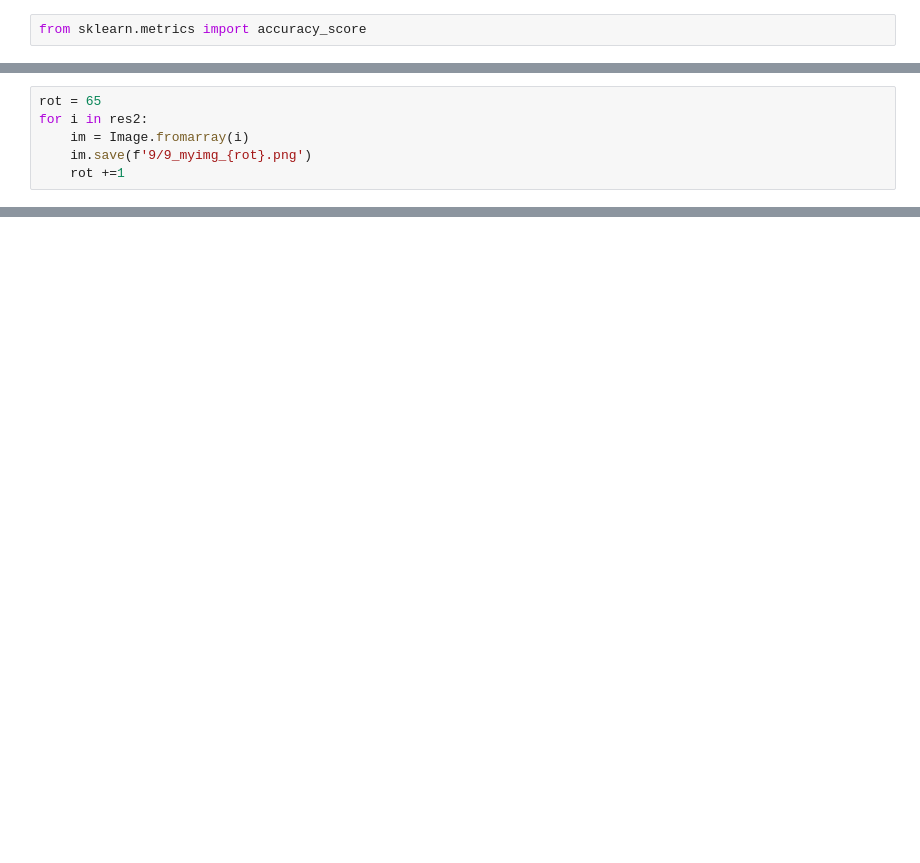
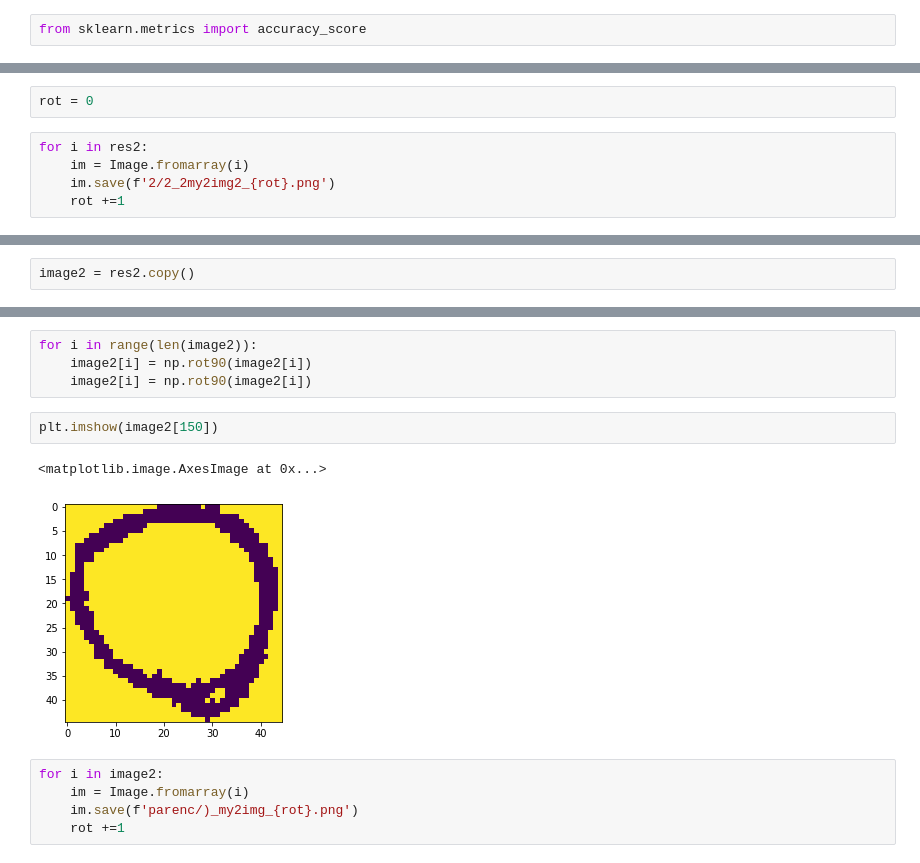
Before and after one commit to yaakx/Math_handwritting_recognition, a Jupyter notebook: notebooks/validate.ipynb, the cells around one changed output, grey strips where cells are left out. Cells and saved outputs as stored; diff of their text form; blank space fills up the shorter version.

```diff
--- a/notebooks/validate.ipynb
+++ b/notebooks/validate.ipynb
@@ -170,6 +204,7 @@ array([[255, 255, 255, ..., 255, 255, 255],
+# %%
+rot = 0
 # %%
-rot = 65
 for i in res2:
     im = Image.fromarray(i)
-    im.save(f'9/9_myimg_{rot}.png')
+    im.save(f'2/2_2my2img2_{rot}.png')
     rot +=1
@@ -175,0 +219,2 @@ for i in res2:
+# %%
+image2 = res2.copy()
@@ -175,0 +241,14 @@ for i in res2:
+# %%
+for i in range(len(image2)):
+    image2[i] = np.rot90(image2[i])
+    image2[i] = np.rot90(image2[i])
+# %%
+plt.imshow(image2[150])
+# %% [output]
+<matplotlib.image.AxesImage at 0x...>
+[figure, added]
+# %%
+for i in image2:
+    im = Image.fromarray(i)
+    im.save(f'parenc/)_my2img_{rot}.png')
+    rot +=1
```
Also changed, not shown: parts of 36 cells of this notebook, 5 other files.
